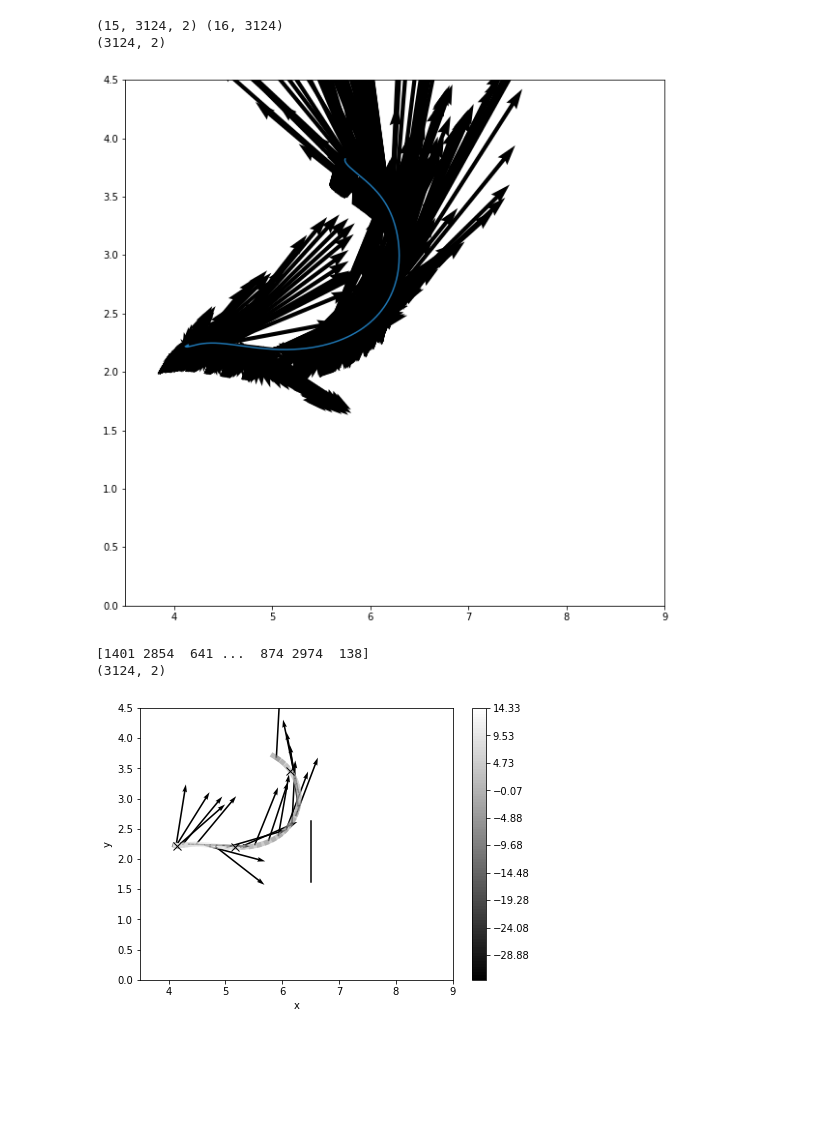
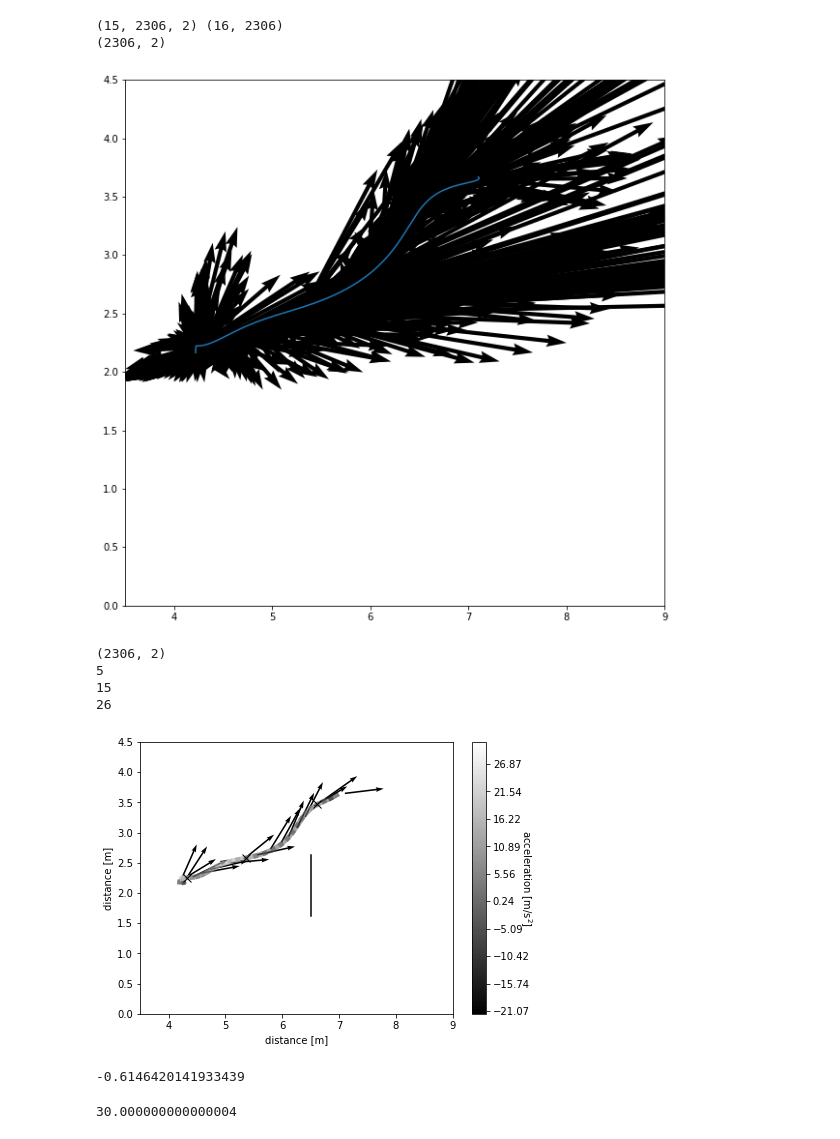
Before and after one commit to cowkami/bat_research, a Jupyter notebook: notebooks/get_pulse_direction.ipynb, the cells around one changed output. Drawn from its saved outputs; the diff is of its cells as text; code cells hidden in the pictures; blank space fills up the shorter version.

Commit message:
fix figure

```diff
--- a/notebooks/get_pulse_direction.ipynb
+++ b/notebooks/get_pulse_direction.ipynb
@@ -28,7 +28,7 @@ bat_ids = ['bat290', 'bat294', 'bat296', 'bat298']
 start_stop = [(160, 191), (240, 270), (189, 225), (190, 232)]
 numbers = [1, 2, 3, 5]
 
-no = 3
+no = 0
 # %%
 calib_tracks = load_bin_tracks(raw_sound_190526_path / 'no1.bin')
 
@@ -109,5 +109,5 @@ spects, f, t = convert_spectrogram(cropped_tracks)
 # %%
-def sum_freq(spectrograms, freqs, band=(45000, 90000)):
+def sum_freq(spectrograms, freqs, band=(45000, 70000)):
     band_sums = []
     lower_ind = np.where(freqs >= band[0])[0][0]
     upper_ind = np.where(freqs <= band[1])[0][-1]
@@ -252,9 +252,9 @@ plt.ylim([0, 4.5])
 plt.xlim([3.5, 9])
 plt.show()
 # %% [output]
-(15, 3124, 2) (16, 3124)
-(3124, 2)
+(15, 2306, 2) (16, 2306)
+(2306, 2)
-[figure, old version]
+[figure, new version]
 # %%
 from matplotlib import cm
 from matplotlib.colors import LinearSegmentedColormap
@@ -301,8 +301,10 @@ def line_2d_plot(df, s_or_a=None):
 #             plt.plot([x1, x2], [y1, y2], color='black', linewidth=r*20+3)
             plt.plot([x1, x2], [y1, y2], color=cm.gray(r), linewidth=5, alpha=0.5)
 #             plt.plot([x1, x2], [y1, y2], color=cm.hsv(r), linewidth=5)
-        plt.colorbar(CS3) # using the colorbar info I got from contourf
+        cbar = plt.colorbar(CS3) # using the colorbar info I got from contourf
+        cbar.ax.set_ylabel(r'acceleration [m/$\rm s^2$]', rotation=270)
         for i in brake_points:
+            print(i)
             plt.plot(zs[i], xs[i], 'x', color='black', markersize=8)
     else:
         plt.plot(zs, xs)
@@ -315,12 +317,12 @@ def line_2d_plot(df, s_or_a=None):
 
     plt.xlim(3.5, 9)
     plt.ylim(0, 4.5)
-    plt.xlabel('x')
-    plt.ylabel('y')
+    plt.xlabel('distance [m]')
+    plt.ylabel('distance [m]')
 
 #     plt.show()
 # %%
-def cal_pulse_vectors(vectors):
+def convert_unit_vectors(vectors):
     lengths = np.sqrt(vectors[:, 0]**2 + vectors[:, 1]**2)
     unit_pulse_vectors = vectors / lengths.reshape(lengths.shape[0], 1)
     return unit_pulse_vectors
@@ -334,41 +336,62 @@ def avoid_echo(pulse_vectors, time, avoid_range=0.05):
         if pulse_vectors[i, 0] > 0 or pulse_vectors[i, 1] > 0:
             pulse_vectors[i+1:i+avoid_range_ind, :] = 0
             i += avoid_range_ind
         else:
             i += 1
     return pulse_vectors
 
+
 def choose_pulses_ind(vectors, n=20):
     lengths = np.sqrt(vectors[:, 0]**2 + vectors[:, 1]**2)
     ind = np.argsort(lengths)
     print(ind)
     return ind[-n:]
 
 
-p_vectors = cal_pulse_vectors(w_vectors)
-ind = choose_pulses_ind(p_vectors, n=pulse_ind.shape[0])
+def normalize_vector_norms(vectors):
+    lengths = np.sqrt(vectors[:, 0]**2 + vectors[:, 1]**2)
+    lengths = (lengths - np.min(lengths)) / (np.max(lengths) - np.min(lengths))
+    return vectors / lengths.reshape(lengths.shape[0], 1)
+
+
+ind = pulse_ind + 10
+
+p_vectors = convert_unit_vectors(w_vectors)
+# p_vectors = normalize_vector_norms(w_vectors[ind])
+# ind = choose_pulses_ind(p_vectors, n=pulse_ind.shape[0])
 print(p_vectors.shape)
 
 
 line_2d_plot(xyzt[no], s_or_a=2)
 
 # plot obstacle
 
-i = 8
 
 plt.quiver(
-    z[pulse_ind+i],
-    x[pulse_ind+i],
-    p_vectors[pulse_ind+i, 0],
-    p_vectors[pulse_ind+i, 1],
-    scale=5, color='black', width=0.005)
+    z[ind],
+    x[ind],
+    p_vectors[ind, 0],
+    p_vectors[ind, 1],
+    scale=8, color='black', width=0.005)
 
 plt.ylim([0, 4.5])
 plt.xlim([3.5, 9])
 
 
 plt.savefig(f'fig_no{numbers[no]}_gray.png')
 # %% [output]
-[1401 2854  641 ...  874 2974  138]
-(3124, 2)
+(2306, 2)
+5
+15
+26
-[figure, old version]
+[figure, new version]
+# %%
+i = 15
+j = 3
+-180 * np.arctan((xyzt[j]['x'][i] - xyzt[j]['x'][0])/(xyzt[j]['z'][i] - xyzt[j]['z'][0]))/np.pi
+# %% [output]
+-0.6146420141933439
+# %%
+180*np.arctan(1/np.sqrt(3))/np.pi
+# %% [output]
+30.000000000000004
```
Also changed, not shown: parts of 6 cells of this notebook.
